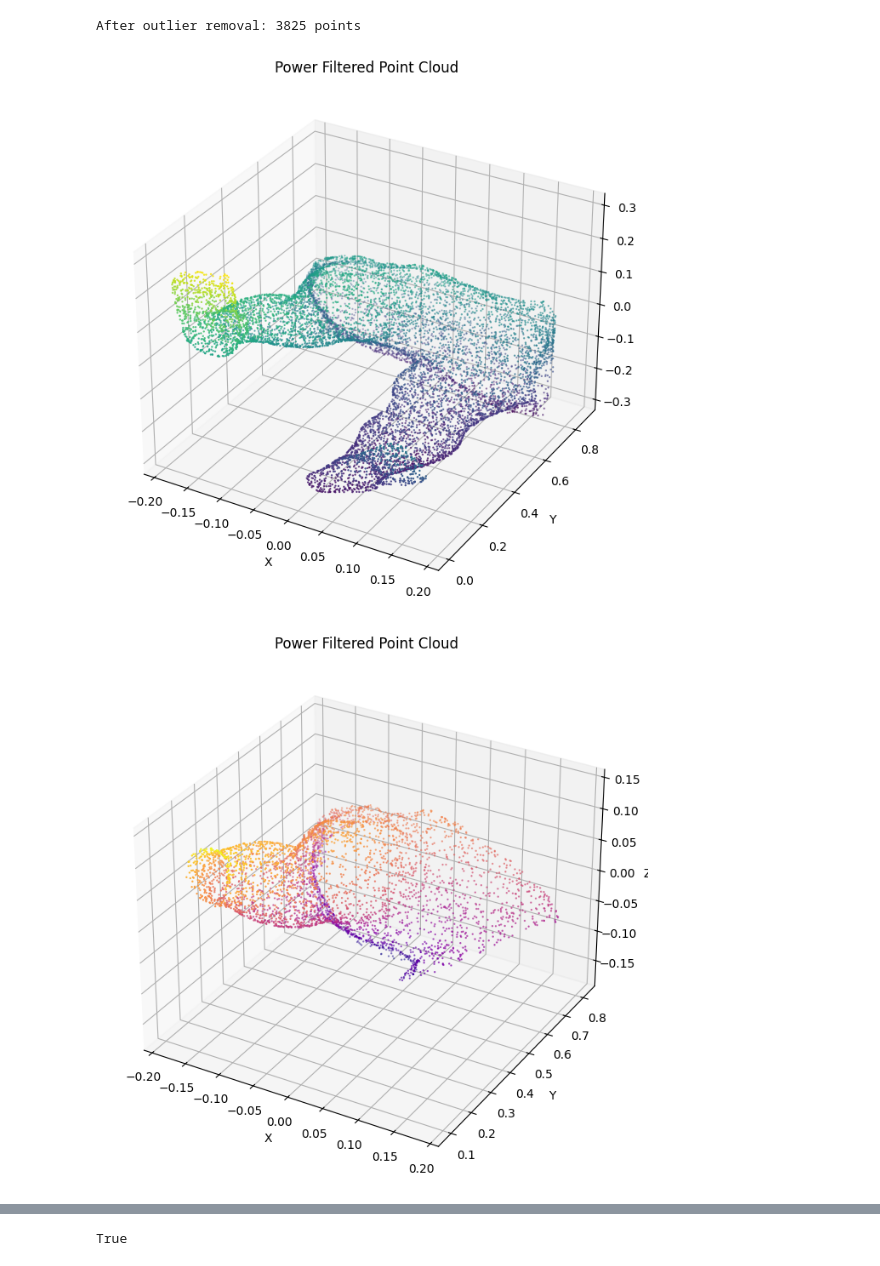
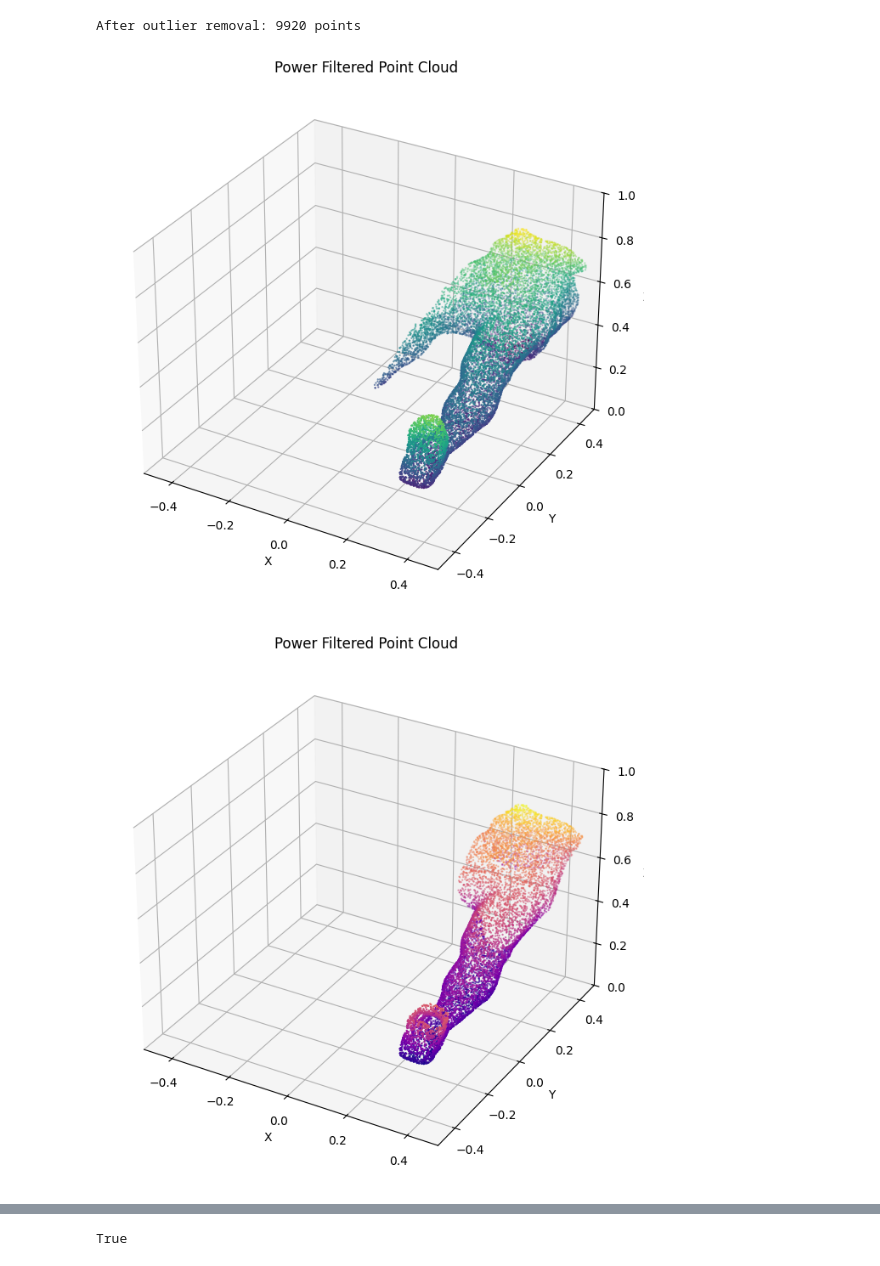
Before and after one commit to StevenZev/MLP-Mesh-Keypoint-Inference, a Jupyter notebook: mesh_filtering.ipynb, the cells around one changed output, grey strips where cells are left out. Saved outputs shown, nothing was run; the diff lists cells and outputs as text; code cells hidden in the pictures.

```diff
--- a/mesh_filtering.ipynb
+++ b/mesh_filtering.ipynb
@@ -69,8 +73,11 @@ if keypoints:
 #print(thigh_point)
 
 # Example: your model predicts these two points (numpy arrays)
-#thigh_point = np.array([-0.055, -0.140, 0.478])
-#shin_point  = np.array([-0.071, 0.218, 0.495])
+#thigh_point = np.array([-0.163, 0.358, -0.508])
+#shin_point  = np.array([-0.167, 0.030, -0.556])
+
+#-0.163 0.358 -0.508
+#-0.167 0.030 -0.556
 
 #-0.055 -0.140 0.478
 #-0.071 0.218 0.495
@@ -107,9 +114,17 @@ print(f"Max height: {np.max(heights):.2f}")
 print(f"Max radius: {np.max(radii):.2f}")
 
 # Example dynamic crop
-height_min = np.min(heights) + 0.1
-height_max = np.max(heights) - 0.1
-radius_max = np.max(radii) - 0.2
+height_min = np.min(heights)# + 0.1
+height_max = np.max(heights)# - 0.1
+radius_max = np.max(radii) - 0.1 #- 0.2
+
+# Jeet
+height_min = np.min(heights)
+height_max = np.max(heights)
+
+offset = min(0.3, np.max(radii) * 0.5)
+radius_max = np.max(radii) - offset
+radius_max = max(radius_max, 0)  # Don’t go negative
 
 
 
@@ -189,12 +204,13 @@ Points before mask: 10000, after mask: 4070
 # %%
 # Optionally apply radius outlier removal to remove isolated noise
 # (You can also use DBSCAN or connected components)
-cl, ind = cropped_pcd.remove_radius_outlier(nb_points=16, radius=0.025)
+cl, ind = cropped_pcd.remove_radius_outlier(nb_points=32
+                                            , radius=0.05)
 cleaned_pcd = cropped_pcd.select_by_index(ind)
 
 print(f"After outlier removal: {len(cleaned_pcd.points)} points")
 # %% [output]
-After outlier removal: 3825 points
+After outlier removal: 9920 points
 # %%
 fig = plt.figure(figsize=(10, 8))
 ax = fig.add_subplot(111, projection='3d')
@@ -207,9 +223,9 @@ ax.set_xlabel('X')
 ax.set_ylabel('Y')
 ax.set_zlabel('Z')
 
-#ax.set_xlim(-0.5, 0.5)
-#ax.set_ylim(-0.5, 0.5)
-#ax.set_zlim(0, 1)
+ax.set_xlim(-0.5, 0.5)
+ax.set_ylim(-0.5, 0.5)
+ax.set_zlim(0, 1)
 
 
 plt.show()
@@ -219,38 +235,38 @@ fig = plt.figure(figsize=(10, 8))
 ax = fig.add_subplot(111, projection='3d')
 
 ax.scatter(points_cropped[:, 0], points_cropped[:, 1], points_cropped[:, 2],
            c=points_cropped[:, 2], cmap='plasma', s=0.5)
 
 ax.set_title('Power Filtered Point Cloud')
 ax.set_xlabel('X')
 ax.set_ylabel('Y')
 ax.set_zlabel('Z')
 
-#ax.set_xlim(-0.5, 0.5)
-#ax.set_ylim(-0.5, 0.5)
-#ax.set_zlim(0, 1)
+ax.set_xlim(-0.5, 0.5)
+ax.set_ylim(-0.5, 0.5)
+ax.set_zlim(0, 1)
 
 plt.show()
 
 
 cleaned_points = np.asarray(cleaned_pcd.points)
 
 fig = plt.figure(figsize=(10, 8))
 ax = fig.add_subplot(111, projection='3d')
 
 ax.scatter(cleaned_points[:, 0], cleaned_points[:, 1], cleaned_points[:, 2],
            c=cleaned_points[:, 2], cmap='cool', s=0.5)
 
 ax.set_title('Power Filtered Point Cloud')
 ax.set_xlabel('X')
 ax.set_ylabel('Y')
 ax.set_zlabel('Z')
 
-#ax.set_xlim(-0.5, 0.5)
-#ax.set_ylim(-0.5, 0.5)
-#ax.set_zlim(0, 1)
+ax.set_xlim(-0.5, 0.5)
+ax.set_ylim(-0.5, 0.5)
+ax.set_zlim(0, 1)
 
 plt.show()
 # %% [output]
-[figure, old version]
+[figure, new version]
-[figure, old version]
+[figure, new version]
```
Also changed, not shown: parts of 4 cells of this notebook, 16 other files.
